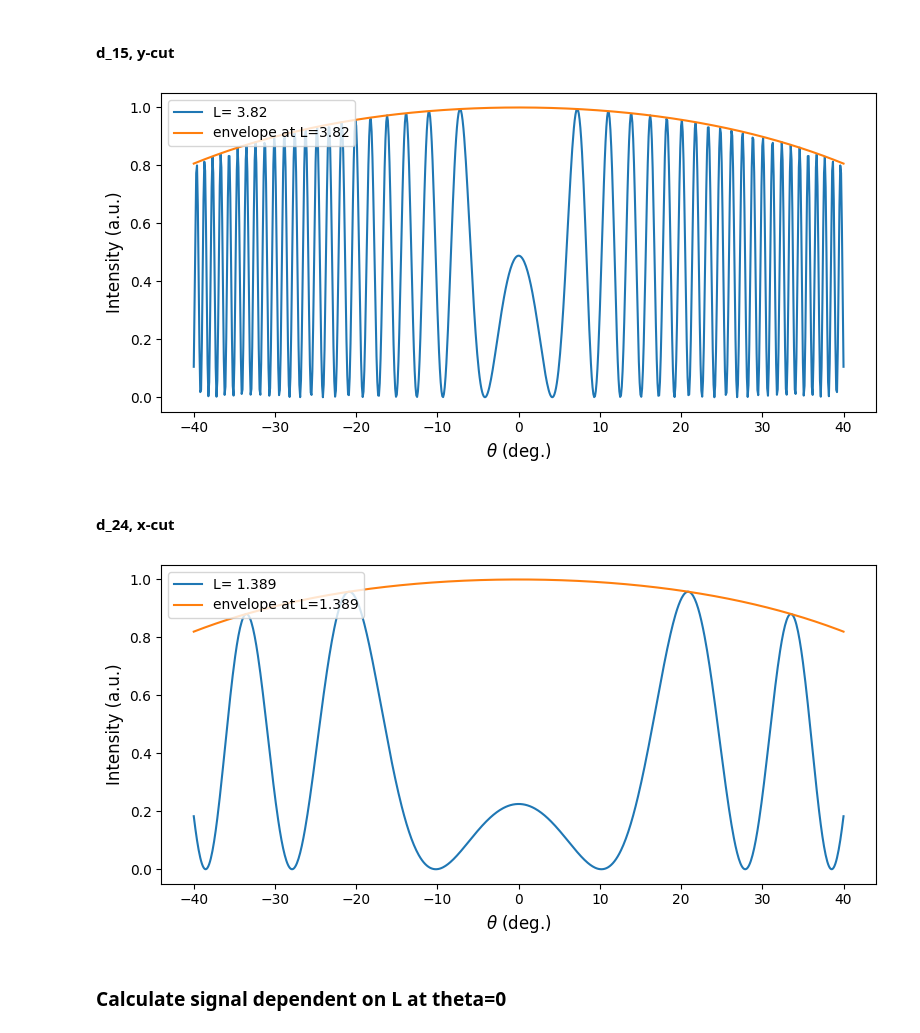
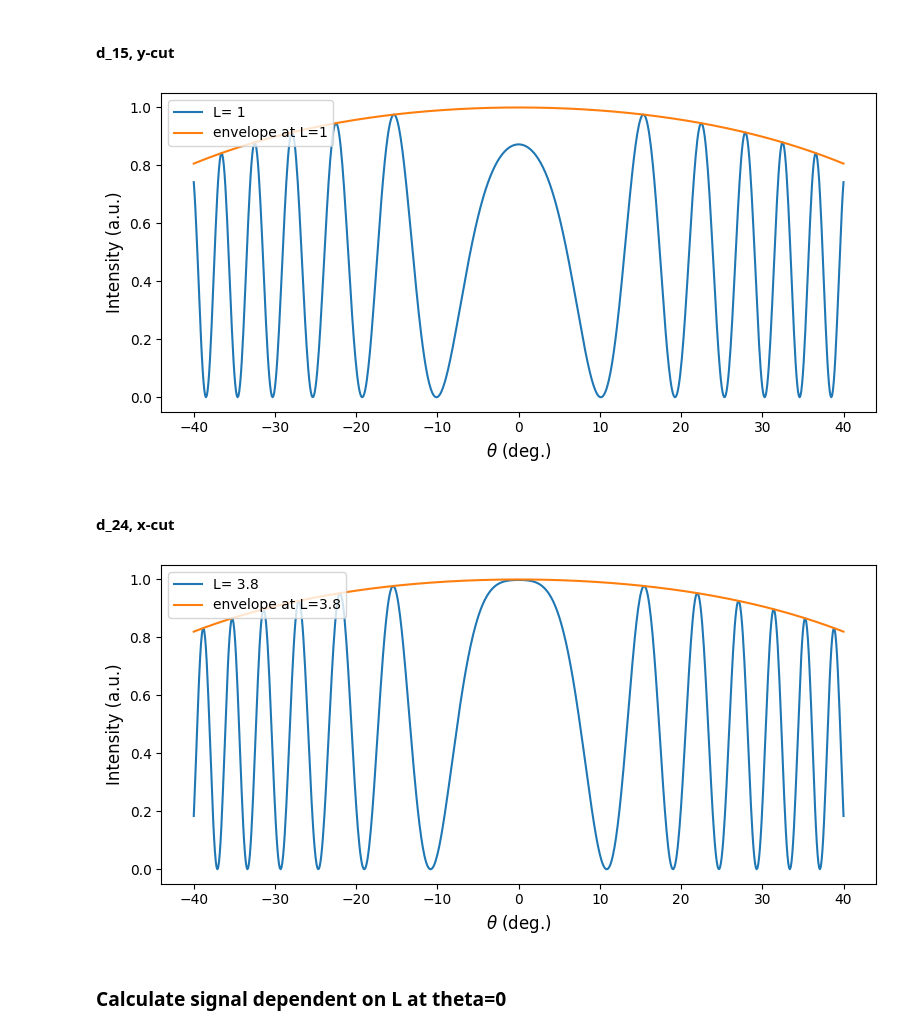
Before and after one commit to ui-kurodai/202510_NLO_measurement, a Jupyter notebook: test_codes/test_bechthold.ipynb, the cells around one changed output. Drawn from its saved outputs; the diff is of its cells as text; code cells hidden in the pictures.

```diff
--- a/test_codes/test_bechthold.ipynb
+++ b/test_codes/test_bechthold.ipynb
@@ -88,32 +88,32 @@ for dij, meta in meta_dict.items():
 # %%
 plt.rcParams['font.size'] = 10
 fig, ax = plt.subplots(figsize=(8, 4))
 
 # L = 0.77
-L = 3.82
+L = 1
 fringe = strategies["d15"]._maker_fringes(override={"L":L})
 envelope = strategies["d15"]._maker_fringes(override={"L":L}, envelope=True)
 ax.plot(x, fringe, label=f'L= {L}')
 ax.plot(x, envelope, label=f'envelope at L={L}')
 
 ax.set_xlabel(r'$\theta$ (deg.)', fontsize=12)
 ax.set_ylabel('Intensity (a.u.)', fontsize=12)
 
 # ax.set_xlim(-20, 20)
 # ax.set_ylim(0, 3)
 
 fig.tight_layout()
 ax.legend(loc='upper left')
 plt.show()
 # %% [output]
-[figure, old version]
+[figure, new version]
 # %% [markdown]
 #### d_24, x-cut
 # %%
 plt.rcParams['font.size'] = 10
 fig, ax = plt.subplots(figsize=(8, 4))
 
-L = 1.389
+L = 3.8
 fringe = strategies["d24"]._maker_fringes(override={"L":L})
 envelope = strategies["d24"]._maker_fringes(override={"L":L}, envelope=True)
 ax.plot(x, fringe, label=f'L= {L}')
@@ -129,7 +129,7 @@ fig.tight_layout()
 ax.legend(loc='upper left')
 plt.show()
 # %% [output]
-[figure, old version]
+[figure, new version]
 # %% [markdown]
 ### Calculate signal dependent on L at theta=0
 # %%
```
Also changed, not shown: 2 other files.
